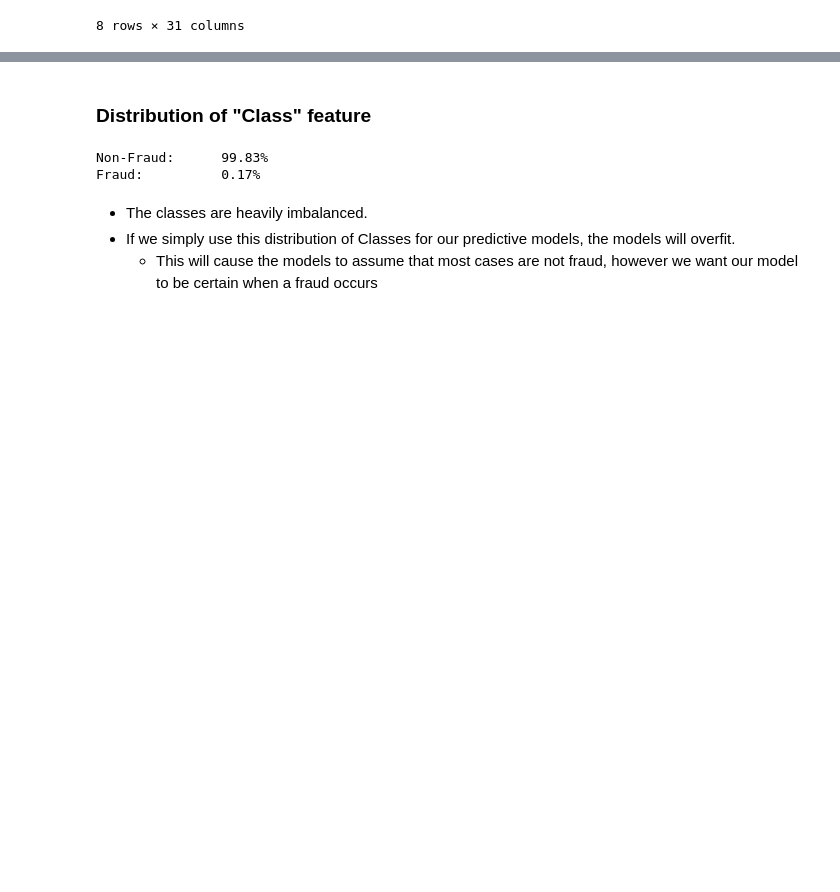
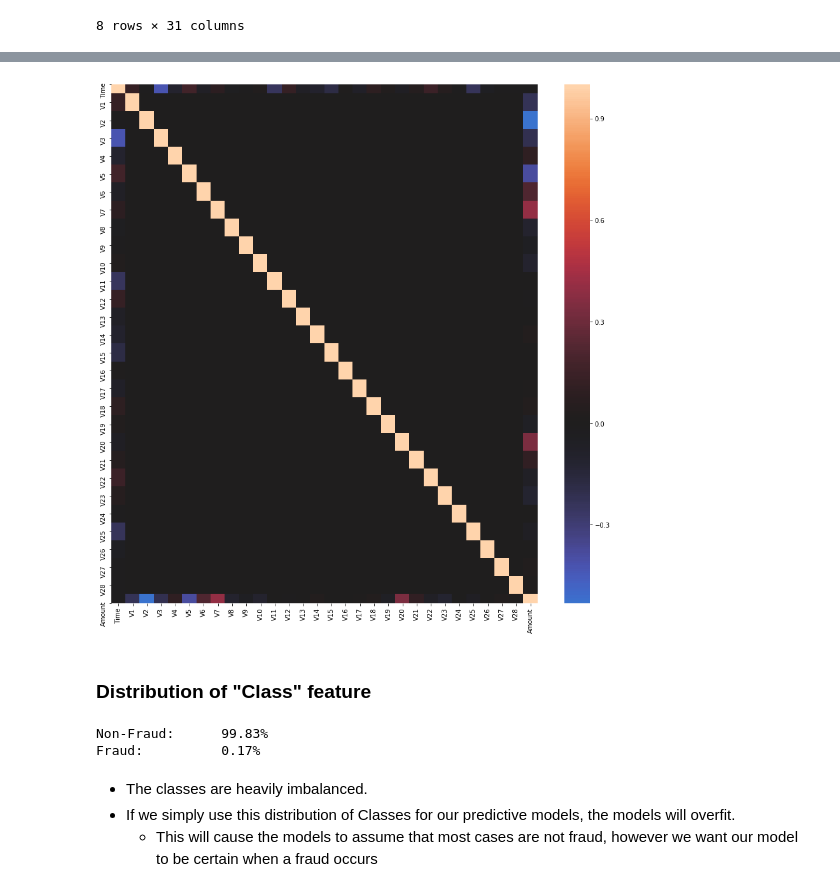
Before and after one commit to AdamBlomfield/credit_card_fraud, a Jupyter notebook: notebooks/data_cleaning.ipynb, the cells around one changed output, grey strips where cells are left out. Drawn from its saved outputs; the diff is of its cells as text; code cells hidden in the pictures; blank space fills up the shorter version.

```diff
--- a/notebooks/data_cleaning.ipynb
+++ b/notebooks/data_cleaning.ipynb
@@ -124,3 +130,12 @@ df.describe()
+# %%
+# Your code here
+feat = df.loc[:, 'Time':'Amount']
+
+import seaborn as sns
+fig, ax = plt.subplots(figsize=(15,15))
+sns.heatmap(feat.corr(), center=0);
+# %% [output]
+[figure, added]
 # %% [markdown]
 ### Distribution of "Class" feature
 # %%
```
Also changed, not shown: parts of 1 cell of this notebook, 5 other files.
